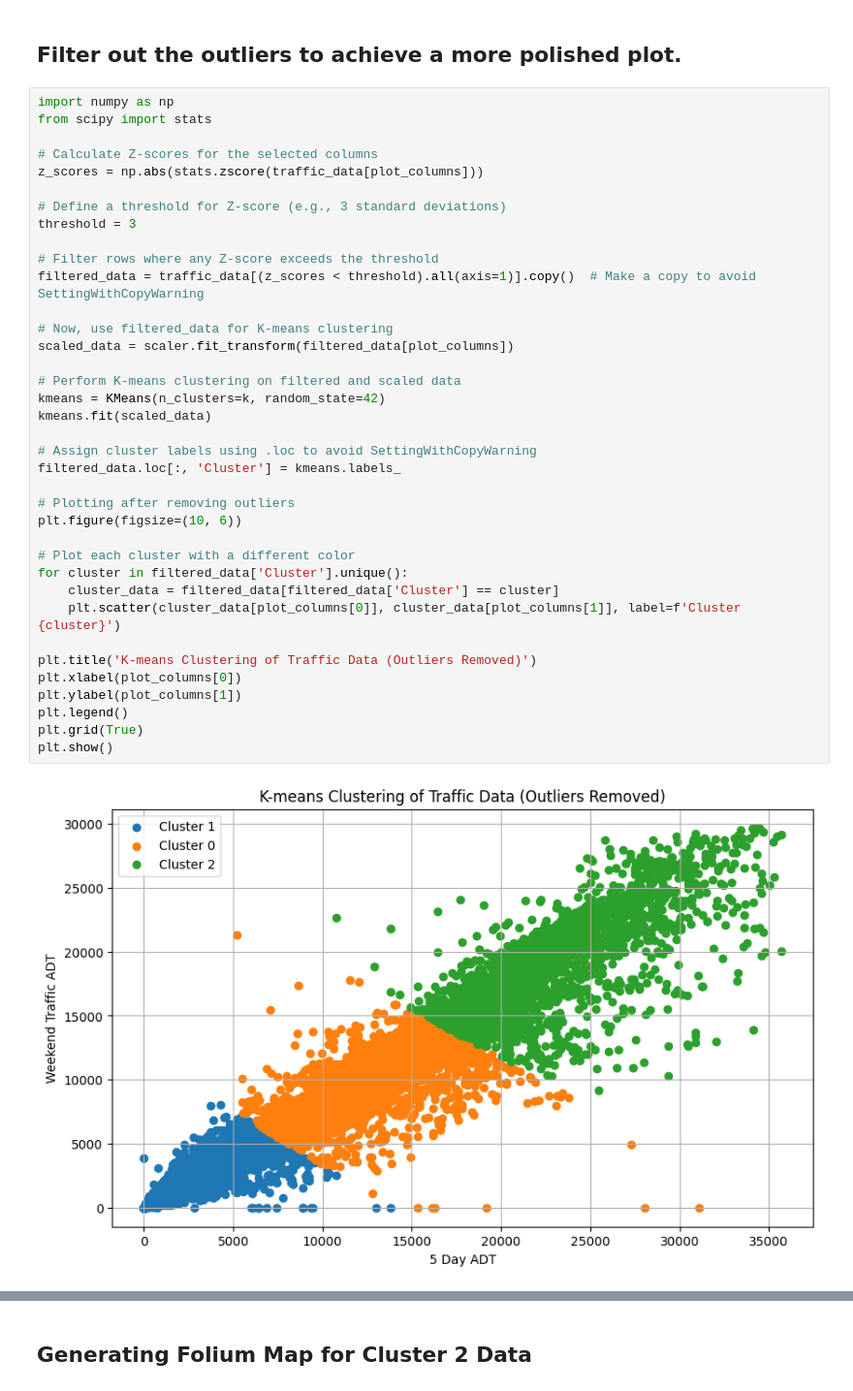
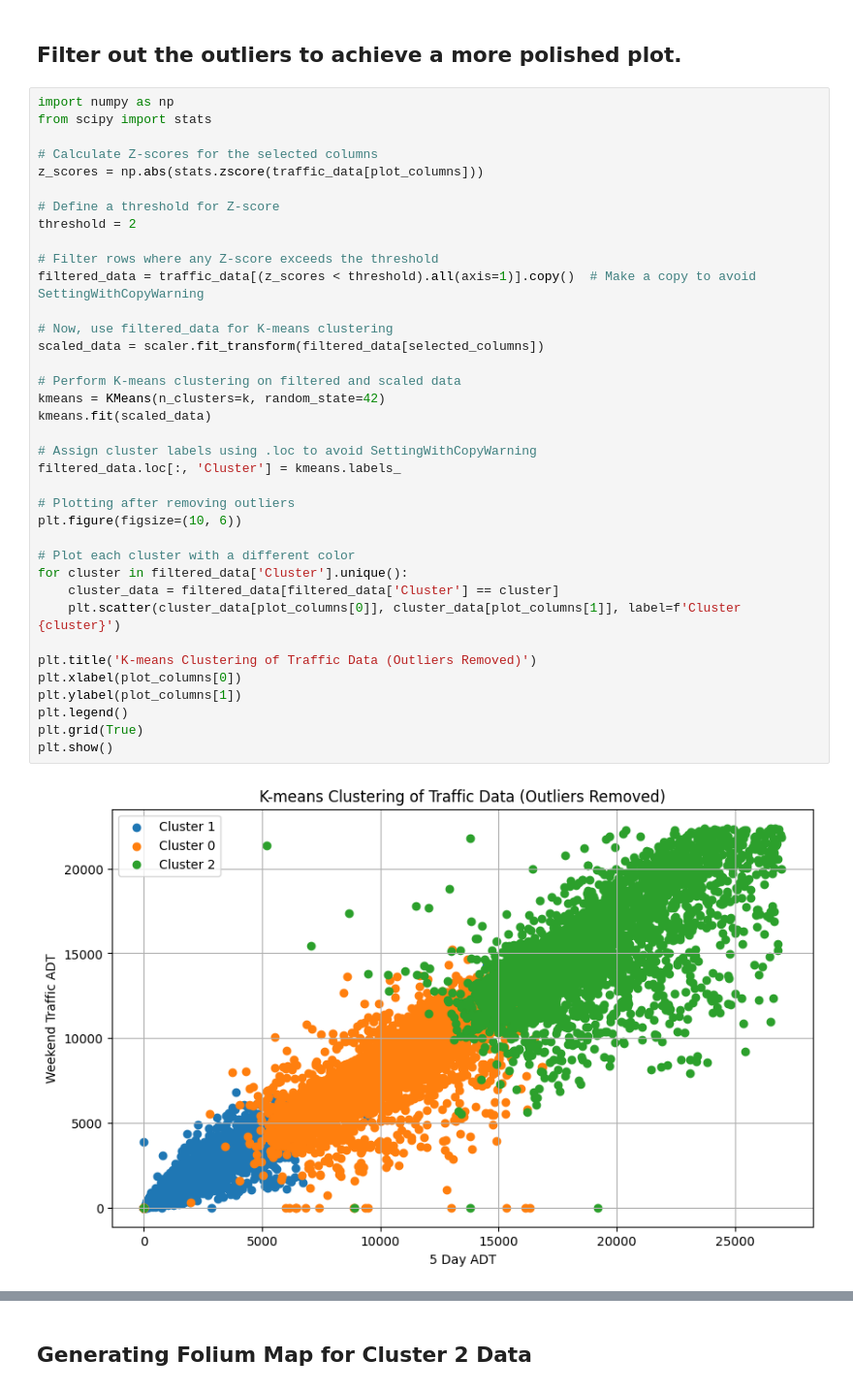
Before and after one commit to butchdc/ITSFinalProject, a Jupyter notebook: Project-Main.ipynb, the cells around one changed output, grey strips where cells are left out. Shown at 97% size. Drawn from its saved outputs; the diff is of its cells as text.

```diff
--- a/Project-Main.ipynb
+++ b/Project-Main.ipynb
@@ -183,35 +183,35 @@ from scipy import stats
 # Calculate Z-scores for the selected columns
 z_scores = np.abs(stats.zscore(traffic_data[plot_columns]))
 
-# Define a threshold for Z-score (e.g., 3 standard deviations)
-threshold = 3
+# Define a threshold for Z-score
+threshold = 2
 
 # Filter rows where any Z-score exceeds the threshold
 filtered_data = traffic_data[(z_scores < threshold).all(axis=1)].copy()  # Make a copy to avoid SettingWithCopyWarning
 
 # Now, use filtered_data for K-means clustering
-scaled_data = scaler.fit_transform(filtered_data[plot_columns])
+scaled_data = scaler.fit_transform(filtered_data[selected_columns])
 
 # Perform K-means clustering on filtered and scaled data
 kmeans = KMeans(n_clusters=k, random_state=42)
 kmeans.fit(scaled_data)
 
 # Assign cluster labels using .loc to avoid SettingWithCopyWarning
 filtered_data.loc[:, 'Cluster'] = kmeans.labels_
 
 # Plotting after removing outliers
 plt.figure(figsize=(10, 6))
 
 # Plot each cluster with a different color
 for cluster in filtered_data['Cluster'].unique():
     cluster_data = filtered_data[filtered_data['Cluster'] == cluster]
     plt.scatter(cluster_data[plot_columns[0]], cluster_data[plot_columns[1]], label=f'Cluster {cluster}')
 
 plt.title('K-means Clustering of Traffic Data (Outliers Removed)')
 plt.xlabel(plot_columns[0])
 plt.ylabel(plot_columns[1])
 plt.legend()
 plt.grid(True)
 plt.show()
 # %% [output]
-[figure, old version]
+[figure, new version]
```
Also changed, not shown: parts of 3 cells of this notebook, 2 other files.
